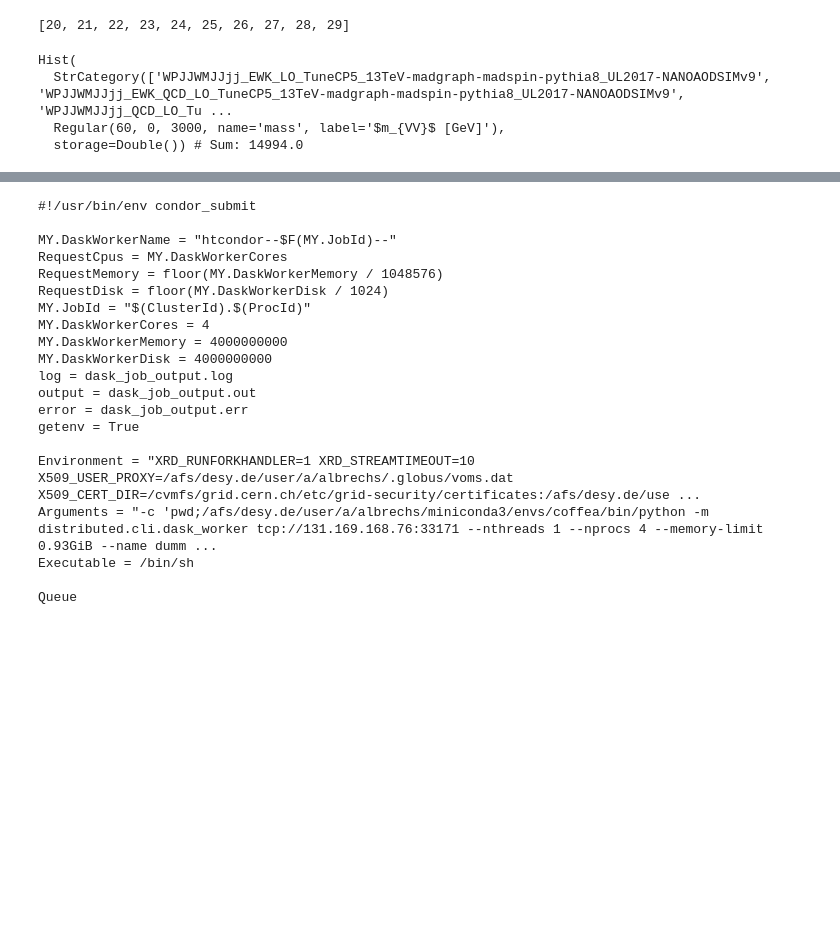
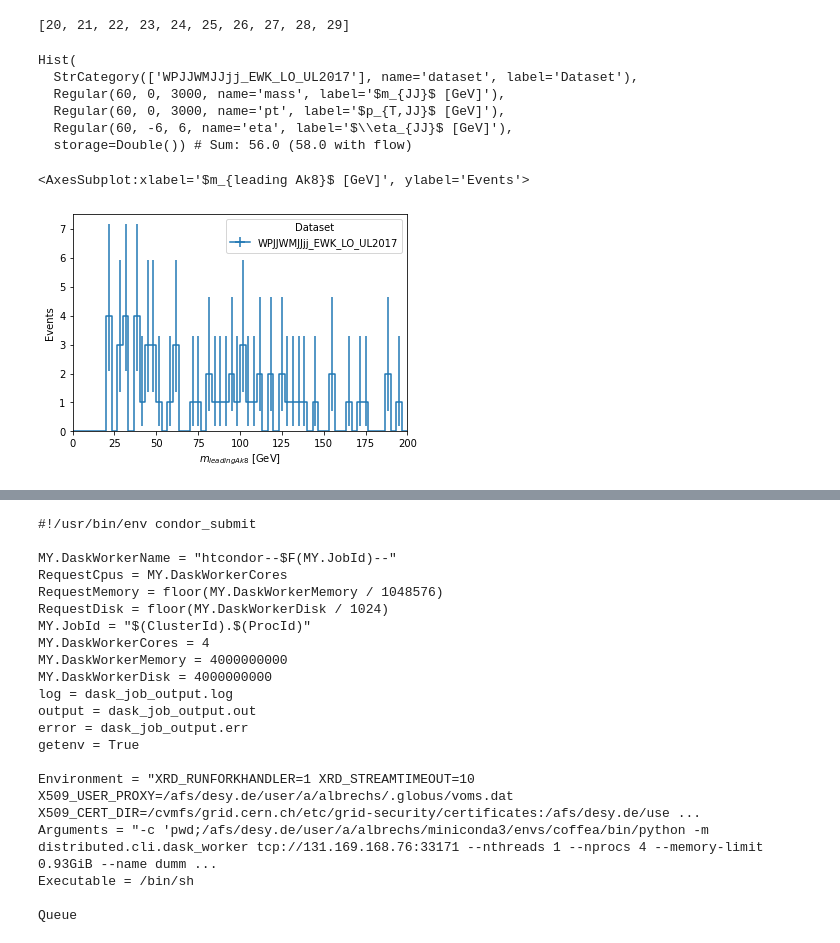
Before and after one commit to stalbrec/VBSMCProduction, a Jupyter notebook: VBSAnalysisNote.ipynb, the cells around one changed output, grey strips where cells are left out. Cells and saved outputs as stored; diff of their text form; code cells hidden in the pictures; blank space fills up the shorter version.

Commit message:
updating VBS Analysis Plots Processor and coffeaGrinder

```diff
--- a/VBSAnalysisNote.ipynb
+++ b/VBSAnalysisNote.ipynb
@@ -49,14 +56,23 @@ list(range(20,30,1))
 # %% [output]
 [20, 21, 22, 23, 24, 25, 26, 27, 28, 29]
 # %%
-results = "/afs/desy.de/user/a/albrechs/xxl/af-cms/VBS/VBSAnalysisNote.coffea"
+#results = "/afs/desy.de/user/a/albrechs/xxl/af-cms/VBS/VBSAnalysisNote.coffea"
+results = "VBSAnalysisNote.coffea"
 # %%
 from coffea.util import load
 output = load(results)
 # %%
-output['mass'].to_hist()
+output['JJ_mJJ500'].to_hist()
 # %% [output]
 Hist(
-  StrCategory(['WPJJWMJJjj_EWK_LO_TuneCP5_13TeV-madgraph-madspin-pythia8_UL2017-NANOAODSIMv9', 'WPJJWMJJjj_EWK_QCD_LO_TuneCP5_13TeV-madgraph-madspin-pythia8_UL2017-NANOAODSIMv9', 'WPJJWMJJjj_QCD_LO_Tu ...
-  Regular(60, 0, 3000, name='mass', label='$m_{VV}$ [GeV]'),
-  storage=Double()) # Sum: 14994.0
+  StrCategory(['WPJJWMJJjj_EWK_LO_UL2017'], name='dataset', label='Dataset'),
+  Regular(60, 0, 3000, name='mass', label='$m_{JJ}$ [GeV]'),
+  Regular(60, 0, 3000, name='pt', label='$p_{T,JJ}$ [GeV]'),
+  Regular(60, -6, 6, name='eta', label='$\\eta_{JJ}$ [GeV]'),
+  storage=Double()) # Sum: 56.0 (58.0 with flow)
+# %%
+from coffea import hist
+hist.plot1d(output['J0'].integrate('eta').integrate('pt'))
+# %% [output]
+<AxesSubplot:xlabel='$m_{leading Ak8}$ [GeV]', ylabel='Events'>
+[figure, added]
```
Also changed, not shown: parts of 4 cells of this notebook, 2 other files.
